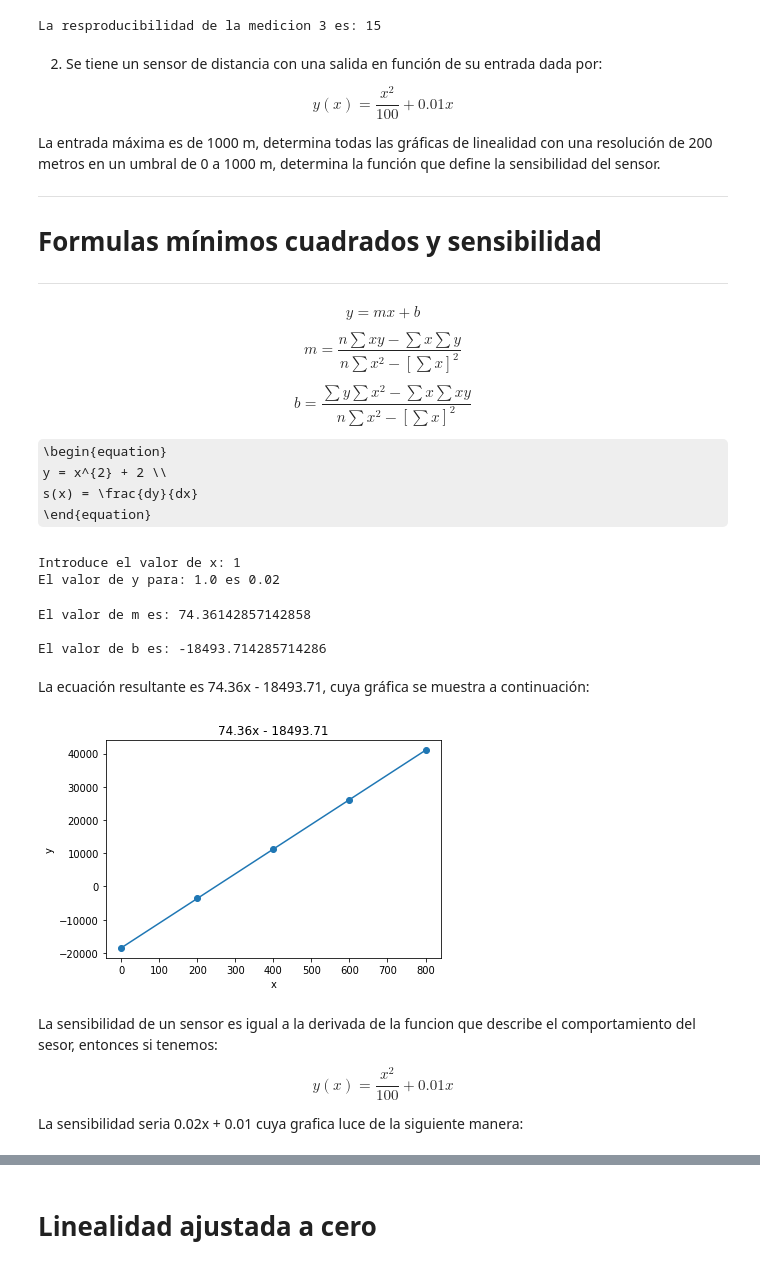
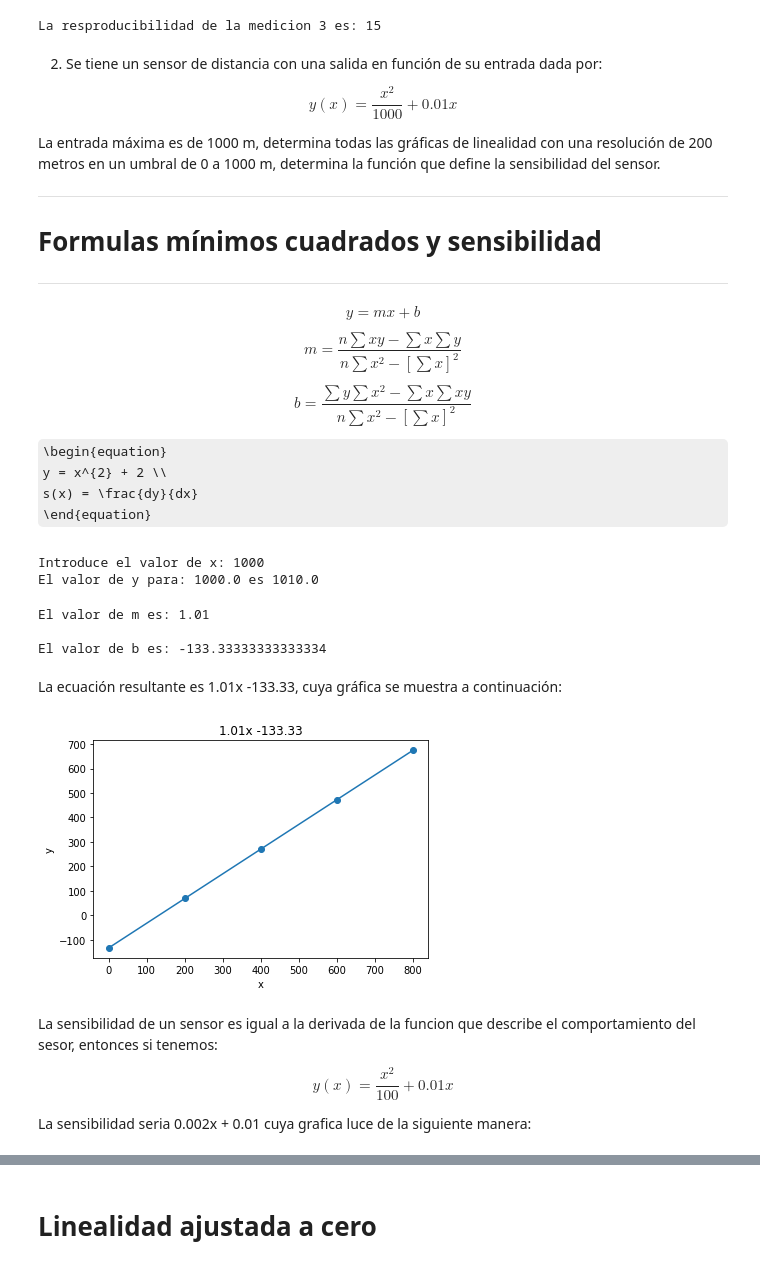
Before and after one commit to Ricardo-Gomez-4-113/Control-inteligente, a Jupyter notebook: Examen_U1_Control_Inteligente.ipynb, the cells around one changed output, grey strips where cells are left out. Saved outputs shown, nothing was run; the diff lists cells and outputs as text; code cells hidden in the pictures; some formulas as TeX source.

```diff
--- a/Examen_U1_Control_Inteligente.ipynb
+++ b/Examen_U1_Control_Inteligente.ipynb
@@ -264,7 +264,7 @@ La resproducibilidad de la medicion 3 es: 15
 2. Se tiene un sensor de distancia con una salida en función de su entrada dada por:
 
 \begin{equation}
-y(x) = \frac{x^2}{100} + 0.01x
+y(x) = \frac{x^2}{1000} + 0.01x
 \end{equation}
 
 La entrada máxima es de 1000 m, determina todas las gráficas de linealidad con una resolución de 200 metros en un umbral de 0 a 1000 m, determina la función que define la sensibilidad del sensor.
@@ -298,11 +298,11 @@ s(x) = \frac{dy}{dx}
 # %%
 # Calcular y con la ecuación proporcionada en ejercicio
 x = float(input("Introduce el valor de x: "))
-y = (x**2/100)+((x*0.01))
+y = (x**2/1000)+((x*0.01))
 print("El valor de y para: "+str(x)+" es "+str(y))
 # %% [output]
-Introduce el valor de x: 1
-El valor de y para: 1.0 es 0.02
+Introduce el valor de x: 1000
+El valor de y para: 1000.0 es 1010.0
 # %%
 # Importamos numpy para trabajar con listas
 import numpy as np
@@ -310,7 +310,7 @@ import numpy as np
 x2=[0, 200, 400, 600, 800, 1000]
 
 # Definimos la salida como el doble de x por la ecuacion y = 2x
-y2=[0, 402, 1604, 3606, 6408, 100102]
+y2=[0, 42, 164, 366, 648, 1010]
 
 # Obenermos el producto de xy mediante la funcion multiply de numpy
 xy2= np.multiply(x2,y2)
@@ -333,30 +333,30 @@ print("El valor de m es: " +str(m2)+"\n")
 b2=((sumy2*sumxx2) - (sumx2*sumxy2))/((n2*sumxx2) - (sumx2)**2)
 print("El valor de b es: " +str(b2)+"\n")
 # %% [output]
-El valor de m es: 74.36142857142858
+El valor de m es: 1.01
 
-El valor de b es: -18493.714285714286
+El valor de b es: -133.33333333333334
 # %% [markdown]
-La ecuación resultante es 74.36x - 18493.71, cuya gráfica se muestra a continuación:
+La ecuación resultante es 1.01x -133.33, cuya gráfica se muestra a continuación:
 # %%
 # importamos matplotlib.pyplot para graficar
 import matplotlib.pyplot as plt
 # Definimos la funcion para que nos retorne la el valor de y
 def f1(g):
     return (m2*g) + b2
 # Valores del eje X que toma el gráfico
 g = range(0, 1000, 200)
 # Graficar funcion
 plt.scatter(g, [f1(i) for i in g])
 plt.plot(g, [f1(i) for i in g])
 # Colocamos etiquetas para reconocer el eje x, y
 plt.xlabel('x')
 plt.ylabel('y')
 # Asignamos un titulo para la grafica
-plt.title('74.36x - 18493.71')
+plt.title('1.01x -133.33')
 plt.show()
 # %% [output]
-[figure, old version]
+[figure, new version]
 # %% [markdown]
 La sensibilidad de un sensor es igual a la derivada de la funcion que describe el comportamiento del sesor, entonces si tenemos:
 
@@ -364,7 +364,7 @@ La sensibilidad de un sensor es igual a la derivada de la funcion que describe e
 y(x) = \frac{x^2}{100} + 0.01x
 \end{equation}
 
-La sensibilidad seria 0.02x + 0.01 cuya grafica luce de la siguiente manera:
+La sensibilidad seria 0.002x + 0.01  cuya grafica luce de la siguiente manera:
 # %%
 # importamos matplotlib.pyplot para graficar
 import matplotlib.pyplot as plt
```
Also changed, not shown: parts of 10 cells of this notebook.
